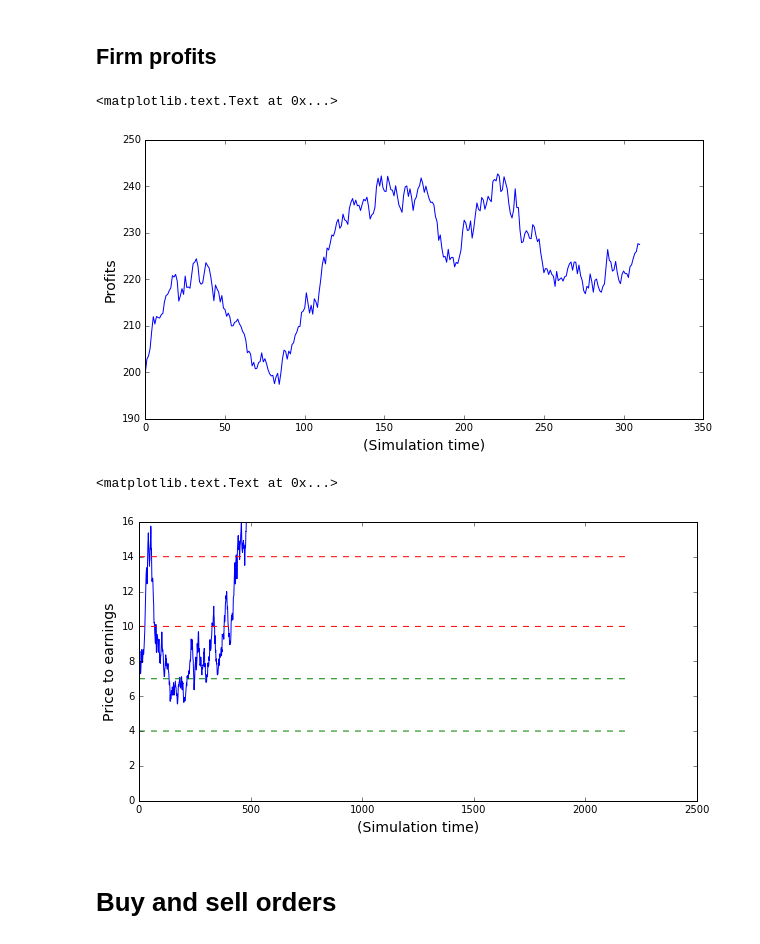
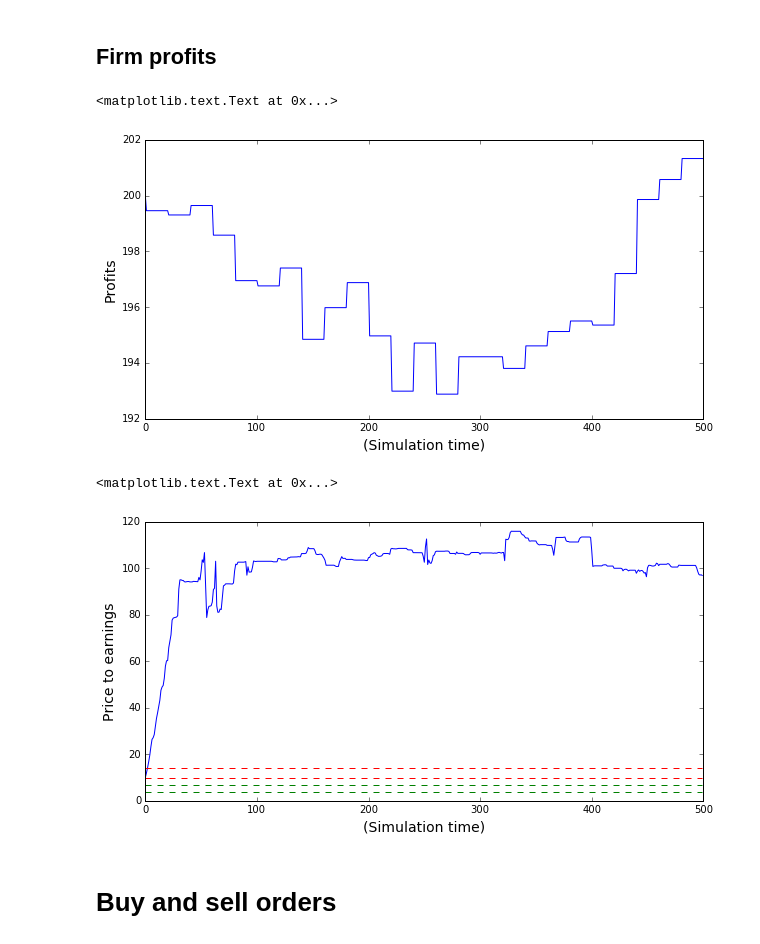
Before and after one commit to LCfP/Agent-Based-Stock-Market-Model, a Jupyter notebook: modeltweaking.ipynb, the cells around one changed output. Saved outputs shown, nothing was run; the diff lists cells and outputs as text; code cells hidden in the pictures.

```diff
--- a/modeltweaking.ipynb
+++ b/modeltweaking.ipynb
@@ -21,7 +19,9 @@ SIMTIMESIMTIME = 2200
+# %%
+SIMTIME = 500
 # %%
 agents, firms, stocks, order_books, market_maker = baselinemodel.stockMarketSimulation(seed=0, simulation_time=SIMTIME,
-                                                                                       amount_momentum=50,
-                                                                                       amount_mean_reversion=50,
+                                                                                       amount_momentum=0,
+                                                                                       amount_mean_reversion=0,
                                                                                        amount_noise_traders=100,
                                                                                        amount_firms=1,
                                                                                        initial_money=(100, 200),
@@ -39,15 +39,10 @@ agents, firms, stocks, order_books, market_maker = baselinemodel.stockMarketSimu
                                                                                        firm_profit_delta=0.00396825396,
                                                                                        firm_profit_sigma=0.125,
                                                                                        profit_announcement_working_days=20,
-                                                                                       init_market_maker_money=5000,
-                                                                                       market_maker_bid_ask_spread=3,
-                                                                                       market_maker_price_to_earnings_window=(5,13),
-                                                                                       market_maker_inventory_sensitivity=0.01,
-                                                                                       market_maker_inventory_buffer_of_total_target=0.10,
-                                                                                       m_m_standard_order_percentage_total=0.05,
                                                                                        agents_hold_thresholds=(0.9995, 1.0005),
                                                                                        init_share_of_stocks_to_market_maker=0.4,
                                                                                        init_backward_simulated_time=200,
                                                                                        trader_volume_risk_aversion=0.1,
+                                                                                       order_variability=1.5,
                                                                                        printProgress=False
                                                                                        )
@@ -68,26 +61,26 @@ ax1.set_ylabel('Profits', fontsize='14')
 ax1.set_xlabel('(Simulation time)', fontsize='14')
 # %% [output]
 <matplotlib.text.Text at 0x...>
-[figure, old version]
+[figure, new version]
 # %%
 price_to_earnings = stocks[0].price_to_earnings_history
 
 fig, ax1 = plt.subplots(1, 1, figsize=(10,5))
 
 ax1.plot(range(len(price_to_earnings)), price_to_earnings)
 ax1.plot(range(len(price_to_earnings)), [4 for x in range(len(price_to_earnings))], 'g--')
 ax1.plot(range(len(price_to_earnings)), [7 for x in range(len(price_to_earnings))], 'g--')
 ax1.plot(range(len(price_to_earnings)), [10 for x in range(len(price_to_earnings))], 'r--')
 ax1.plot(range(len(price_to_earnings)), [14 for x in range(len(price_to_earnings))], 'r--')
 #ax1.plot(range(len(price_to_earnings)), )
 
-ax1.set_ylim(0, 16)
+#ax1.set_ylim(0, 16)
 
 ax1.set_ylabel('Price to earnings', fontsize='14')
 ax1.set_xlabel('(Simulation time)', fontsize='14')
 # %% [output]
 <matplotlib.text.Text at 0x...>
-[figure, old version]
+[figure, new version]
 # %% [markdown]
 # Buy and sell orders
 # %%
```
Also changed, not shown: parts of 8 cells of this notebook, 7 other files.
